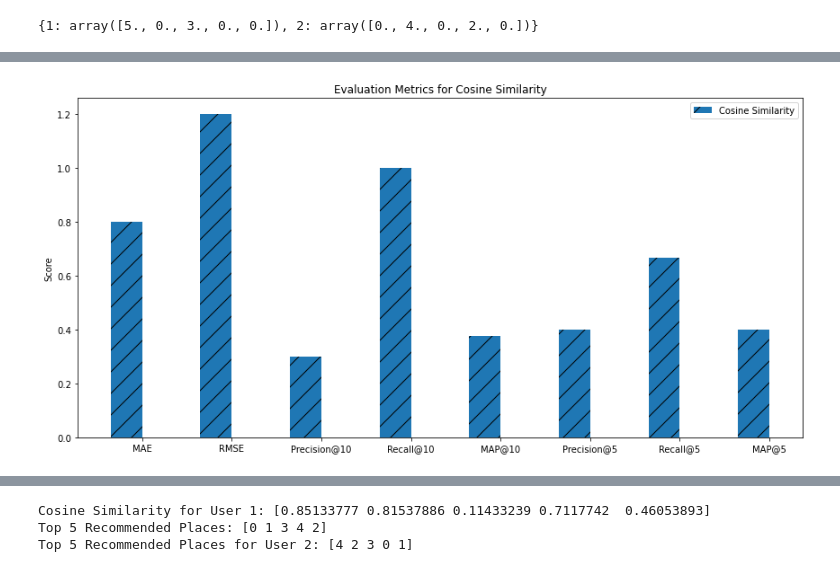
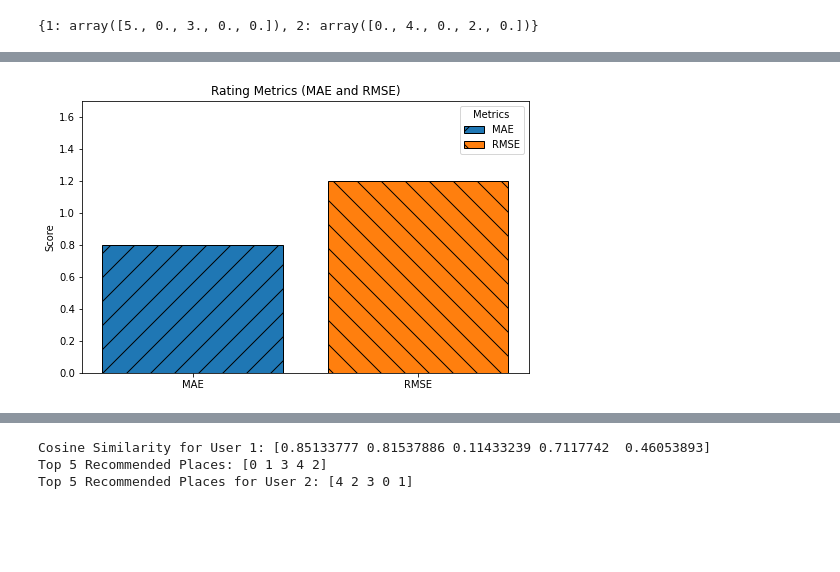
Before and after one commit to aldijeremysimamora/projecttobatourism-sisrek08, a Jupyter notebook: CBF/CBF-Cosine Similarity Kelompok 8.ipynb, the cells around one changed output, grey strips where cells are left out. Saved outputs shown, nothing was run; the diff lists cells and outputs as text; code cells hidden in the pictures; blank space fills up the shorter version.

```diff
--- a/CBF/CBF-Cosine Similarity Kelompok 8.ipynb
+++ b/CBF/CBF-Cosine Similarity Kelompok 8.ipynb
@@ -146,84 +203,28 @@ data = {
 # Membuat DataFrame
 df = pd.DataFrame(data)
 
-# Fungsi untuk menghitung Precision@k, Recall@k, dan MAP@k
-def precision_at_k(y_true, y_pred, k):
-    y_pred_top_k = np.argsort(y_pred)[::-1][:k]  # Ambil k teratas
-    relevant_items = set(np.where(y_true > 0)[0])  # Item yang relevan (nilai non-zero)
-    recommended_items = set(y_pred_top_k)
-    intersection = relevant_items.intersection(recommended_items)
-    return len(intersection) / k if k != 0 else 0
+# Grafik 1: Rating Metrics (MAE dan RMSE)
+rating_metrics = ["MAE", "RMSE"]
+rating_values = df.loc[0, rating_metrics]
 
-def recall_at_k(y_true, y_pred, k):
-    y_pred_top_k = np.argsort(y_pred)[::-1][:k]  # Ambil k teratas
-    relevant_items = set(np.where(y_true > 0)[0])  # Item yang relevan
-    recommended_items = set(y_pred_top_k)
-    intersection = relevant_items.intersection(recommended_items)
-    return len(intersection) / len(relevant_items) if len(relevant_items) > 0 else 0
+# Warna dan pola untuk rating metrics
+colors_rating = ['#1f77b4', '#ff7f0e']  # Biru dan oranye
+hatch_patterns_rating = ['/', '\\']
 
-def mean_average_precision(y_true, y_pred, k):
-    y_pred_top_k = np.argsort(y_pred)[::-1][:k]
-    average_precision = 0
-    for i, idx in enumerate(y_pred_top_k):
-        if y_true[idx] > 0:
-            precision = (i + 1) / (i + 1)
-            average_precision += precision
-    return average_precision / len(y_pred_top_k) if len(y_pred_top_k) > 0 else 0
+fig, ax1 = plt.subplots(figsize=(8, 5))
+bars1 = ax1.bar(
+    rating_metrics,
+    rating_values,
+    color=colors_rating,
+    edgecolor="black",
+    hatch=hatch_patterns_rating,
+)
+ax1.set_title("Rating Metrics (MAE and RMSE)")
+ax1.set_ylabel("Score")
+ax1.set_ylim(0, max(rating_values) + 0.5)
 
-# Contoh data untuk perhitungan Precision@k, Recall@k, dan MAP@k
-true_ratings = np.array([4, 0, 0, 5, 0, 3, 0, 0])  # Nilai rating sebenarnya
-predicted_ratings = np.array([4, 3, 2, 5, 1, 0, 3, 4])  # Prediksi rating
-
-# Precision@5, Recall@5, MAP@5
-precision_5 = precision_at_k(true_ratings, predicted_ratings, 5)
-recall_5 = recall_at_k(true_ratings, predicted_ratings, 5)
-map_5 = mean_average_precision(true_ratings, predicted_ratings, 5)
-
-# Precision@10, Recall@10, MAP@10
-precision_10 = precision_at_k(true_ratings, predicted_ratings, 10)
-recall_10 = recall_at_k(true_ratings, predicted_ratings, 10)
-map_10 = mean_average_precision(true_ratings, predicted_ratings, 10)
-
-# Memperbarui data evaluasi dengan nilai yang benar
-df["Precision@5"] = precision_5
-df["Recall@5"] = recall_5
-df["MAP@5"] = map_5
-df["Precision@10"] = precision_10
-df["Recall@10"] = recall_10
-df["MAP@10"] = map_10
-
-# Plot grafik batang
-metrics = ["MAE", "RMSE", "Precision@10", "Recall@10", "MAP@10", "Precision@5", "Recall@5", "MAP@5"]
-x = np.arange(len(metrics))  # Indeks untuk metrik
-
-# Pola untuk model
-patterns = ['/', '\\', '|', '-', '+']
-
-fig, ax = plt.subplots(figsize=(12, 6))
-
-# Membuat batang untuk setiap model
-bar_width = 0.35  # Lebar bar
-for i, model in enumerate(df["Model"]):
-    bars = ax.bar(x + i * bar_width, df.iloc[i, 1:], width=bar_width, label=model, hatch=patterns[i % len(patterns)])
-
-# Menambahkan label dan judul
-ax.set_xticks(x + bar_width / 2)
-ax.set_xticklabels(metrics)
-ax.set_ylabel("Score")
-ax.set_title("Evaluation Metrics for Cosine Similarity")
-
-# Menambahkan legenda
-ax.legend()
-
-# Menampilkan grafik dengan layout yang lebih rapih
-plt.tight_layout()
-plt.show()
-
-# Print evaluation metrics
-print(f"Precision@5: {precision_5}")
-print(f"Recall@5: {recall_5}")
-print(f"MAP@5: {map_5}")
-print(f"Precision@10: {precision_10}")
-print(f"Recall@10: {recall_10}")
-print(f"MAP@10: {map_10}")
+# Tambahkan legenda manual dengan warna dan pola
+for bar, hatch, color in zip(bars1, hatch_patterns_rating, colors_rating):
+    bar.set_hatch(hatch)
+ax1.legend(bars1, rating_metrics, loc='upper right', title="Metrics")
 # %% [output]
@@ -230 +232 @@ print(f"MAP@10: {map_10}")
-[figure, old version]
+[figure, new version]
```
Also changed, not shown: parts of 13 cells of this notebook.
